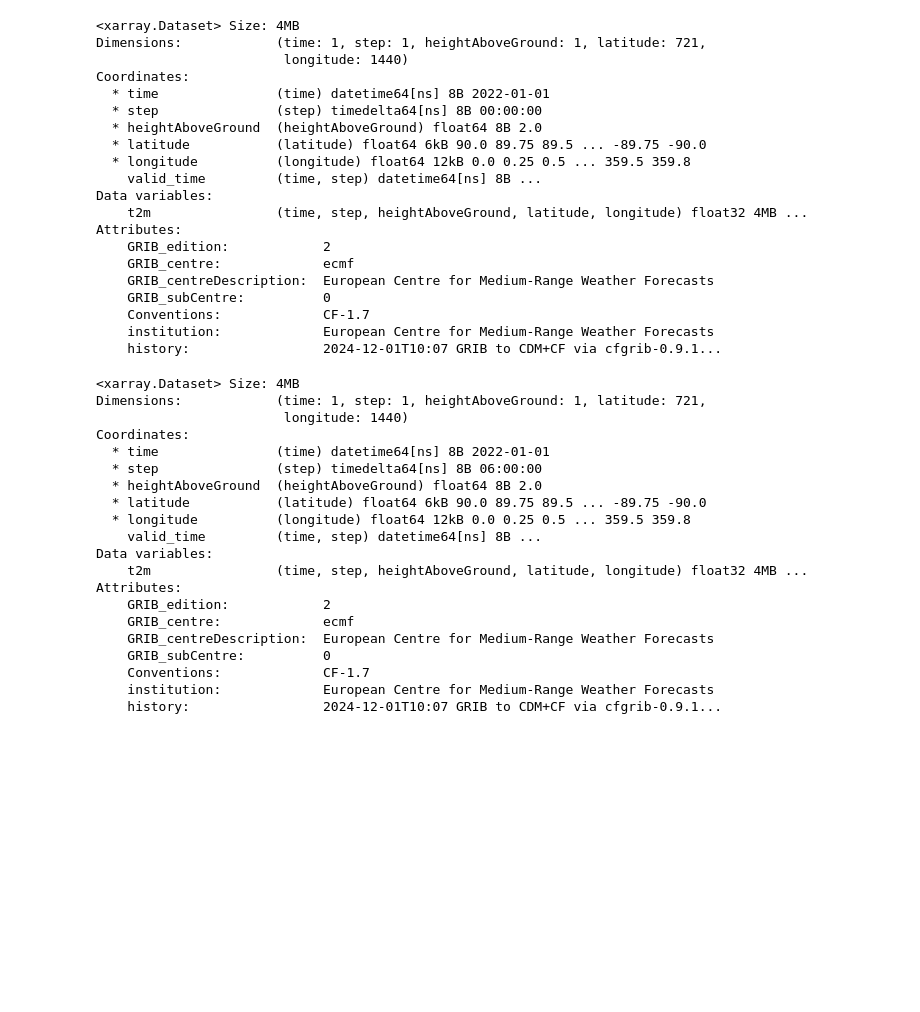
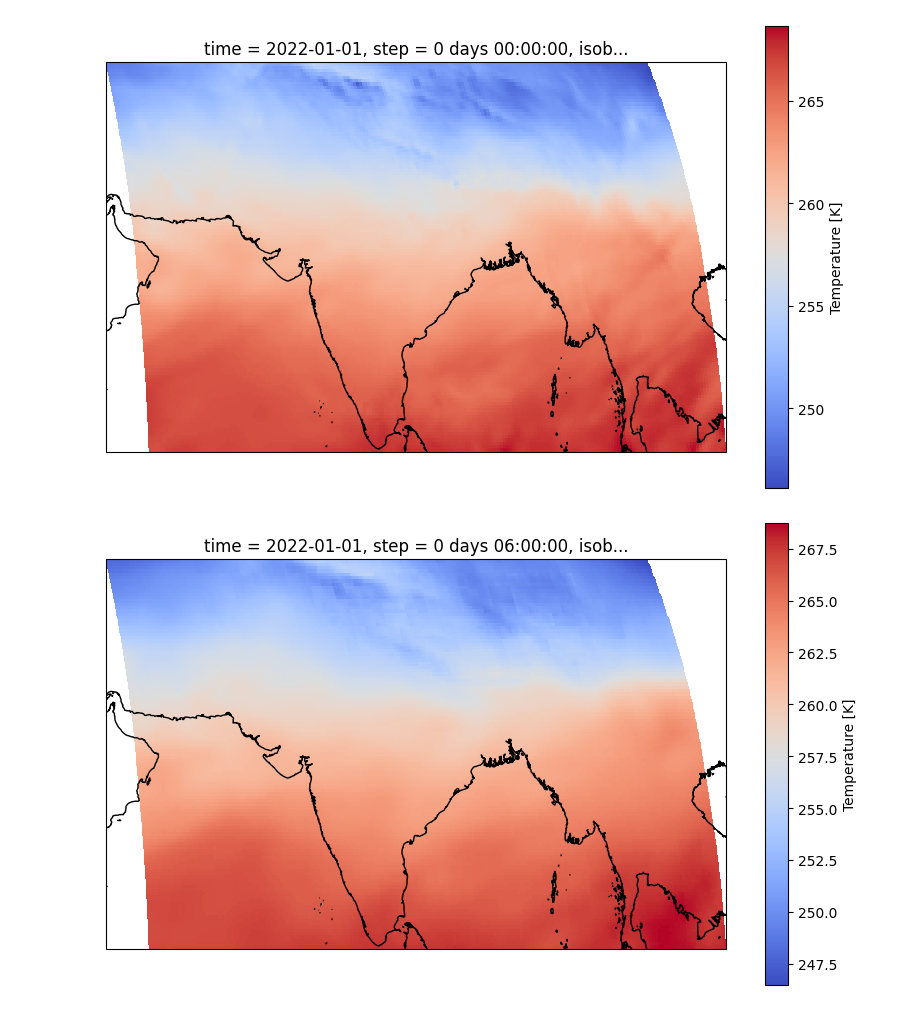
Before and after one commit to SaptarishiD/ai-models, a Jupyter notebook: src/ai_models/grib_analysis.ipynb, the cells around one changed output. Drawn from its saved outputs; the diff is of its cells as text; code cells hidden in the pictures; blank space fills up the shorter version.

```diff
--- a/src/ai_models/grib_analysis.ipynb
+++ b/src/ai_models/grib_analysis.ipynb
@@ -365,48 +89,29 @@ plt.show()
-# %%
-fcn0 = convert(f"{fcn_dir}/out-fcn-0.grib")
-fcn0
-# %% [output]
-<xarray.Dataset> Size: 4MB
-Dimensions:            (time: 1, step: 1, heightAboveGround: 1, latitude: 721,
-                        longitude: 1440)
-Coordinates:
-  * time               (time) datetime64[ns] 8B 2022-01-01
-  * step               (step) timedelta64[ns] 8B 00:00:00
-  * heightAboveGround  (heightAboveGround) float64 8B 2.0
-  * latitude           (latitude) float64 6kB 90.0 89.75 89.5 ... -89.75 -90.0
-  * longitude          (longitude) float64 12kB 0.0 0.25 0.5 ... 359.5 359.8
-    valid_time         (time, step) datetime64[ns] 8B ...
-Data variables:
-    t2m                (time, step, heightAboveGround, latitude, longitude) float32 4MB ...
-Attributes:
-    GRIB_edition:            2
-    GRIB_centre:             ecmf
-    GRIB_centreDescription:  European Centre for Medium-Range Weather Forecasts
-    GRIB_subCentre:          0
-    Conventions:             CF-1.7
-    institution:             European Centre for Medium-Range Weather Forecasts
-    history:                 2024-12-01T10:07 GRIB to CDM+CF via cfgrib-0.9.1...
-# %%
-fcn6 = convert(f"{fcn_dir}/out-fcn-6.grib")
-fcn6
-# %% [output]
-<xarray.Dataset> Size: 4MB
-Dimensions:            (time: 1, step: 1, heightAboveGround: 1, latitude: 721,
-                        longitude: 1440)
-Coordinates:
-  * time               (time) datetime64[ns] 8B 2022-01-01
-  * step               (step) timedelta64[ns] 8B 06:00:00
-  * heightAboveGround  (heightAboveGround) float64 8B 2.0
-  * latitude           (latitude) float64 6kB 90.0 89.75 89.5 ... -89.75 -90.0
-  * longitude          (longitude) float64 12kB 0.0 0.25 0.5 ... 359.5 359.8
-    valid_time         (time, step) datetime64[ns] 8B ...
-Data variables:
-    t2m                (time, step, heightAboveGround, latitude, longitude) float32 4MB ...
-Attributes:
-    GRIB_edition:            2
-    GRIB_centre:             ecmf
-    GRIB_centreDescription:  European Centre for Medium-Range Weather Forecasts
-    GRIB_subCentre:          0
-    Conventions:             CF-1.7
-    institution:             European Centre for Medium-Range Weather Forecasts
-    history:                 2024-12-01T10:07 GRIB to CDM+CF via cfgrib-0.9.1...
+# %%
+import cartopy
+import cartopy.crs as ccrs
+
+
+def map_india(dataset):
+    # Define the bounding box for the Indian region
+    lat_min, lat_max = 8.0, 37.0
+    lon_min, lon_max = 58.0, 107.0
+
+    # Select data over the Indian region
+    indian_region = dataset.sel(
+        latitude=slice(lat_max, lat_min),
+        longitude=slice(lon_min, lon_max)
+    )
+
+    # Plot the map of India for each forecast step
+    fig = plt.figure(figsize=(10, 10))
+    ax = plt.axes(projection=ccrs.Robinson())
+    ax.coastlines(resolution="10m")
+    plot = indian_region.plot(
+        cmap=plt.cm.coolwarm, transform=ccrs.PlateCarree(), cbar_kwargs={"shrink": 0.6}
+    )
+
+for i in range(0,6):
+    map_india(pangu_df.isel(step=i))
+# %% [output]
+[figure, added]
+[figure, added]
```
Also changed, not shown: parts of 39 cells of this notebook.
